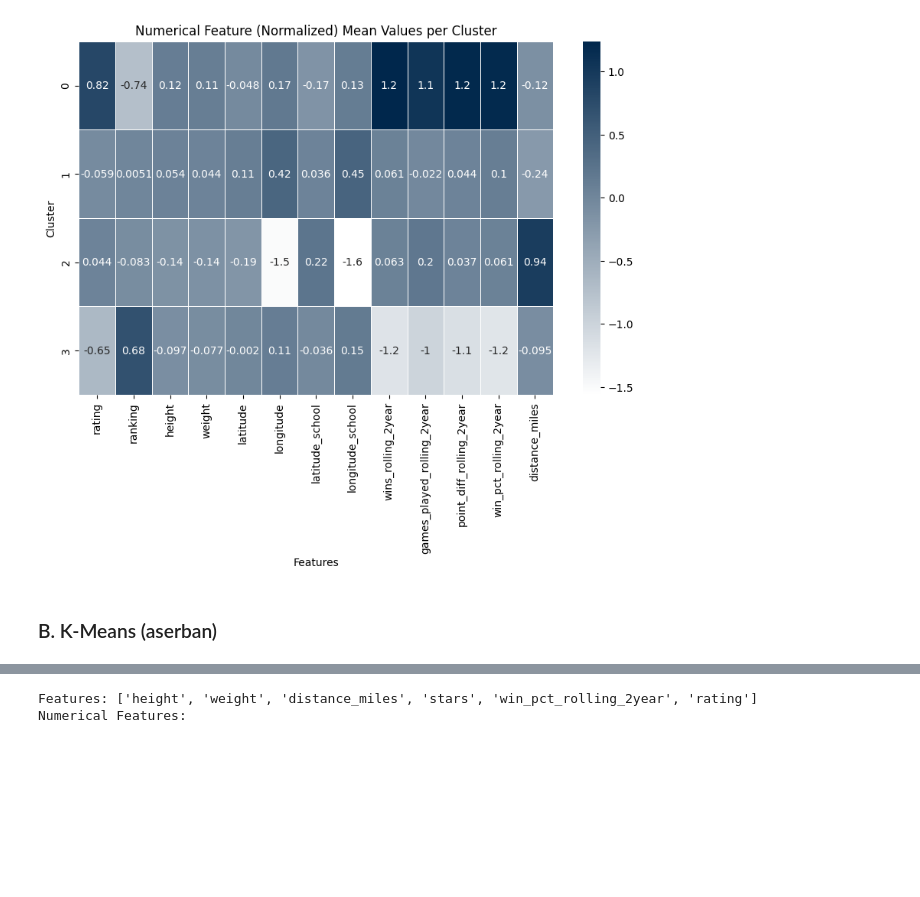
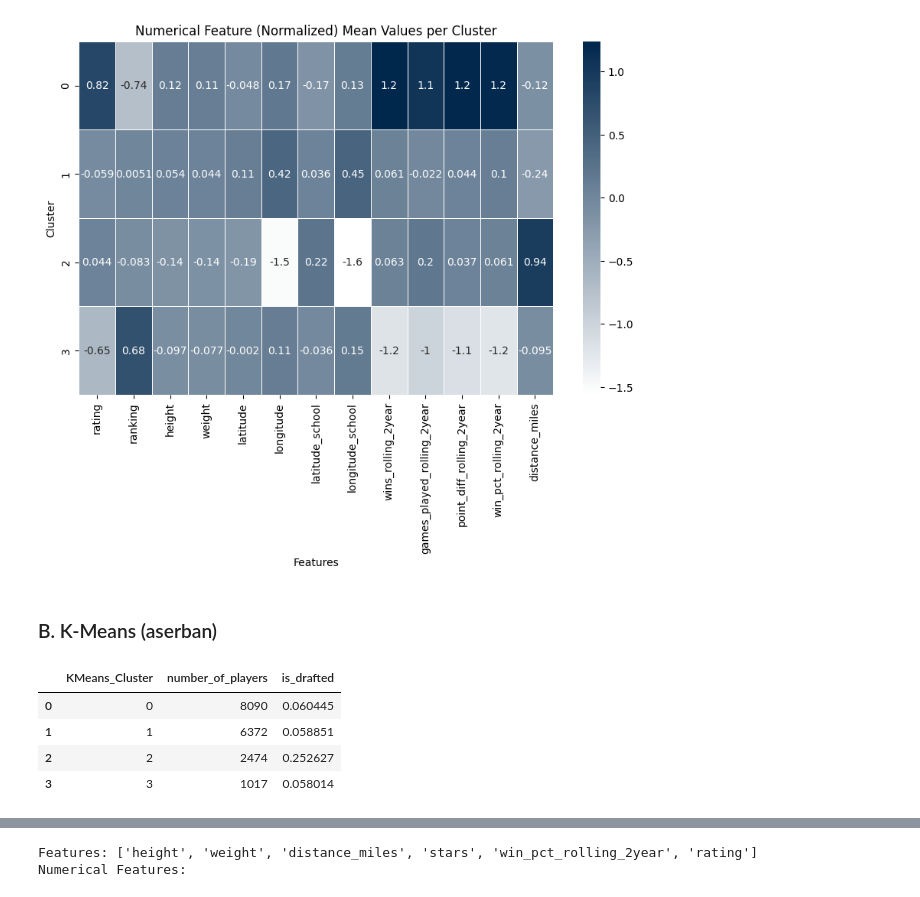
Before and after one commit to chrismca13/CFB_draft_propensity, a Jupyter notebook: notebooks/UnsupervisedLearning/analyze_all_clusters.ipynb, the cells around one changed output, grey strips where cells are left out. Saved outputs shown, nothing was run; the diff lists cells and outputs as text; code cells hidden in the pictures; blank space fills up the shorter version.

```diff
--- a/notebooks/UnsupervisedLearning/analyze_all_clusters.ipynb
+++ b/notebooks/UnsupervisedLearning/analyze_all_clusters.ipynb
@@ -73,6 +92,13 @@ features = ['height', 'weight', 'distance_miles', 'stars', 'win_pct_rolling_2yea
 # %%
 k_means_name = 'KMeans_Cluster'
 grouped_df = ac.get_basic_stats(df,k_means_name)
+grouped_df
+# %% [output]
+|  | KMeans_Cluster | number_of_players | is_drafted |
+| 0 | 0 | 8090 | 0.060445 |
+| 1 | 1 | 6372 | 0.058851 |
+| 2 | 2 | 2474 | 0.252627 |
+| 3 | 3 | 1017 | 0.058014 |
 # %%
 ac.visualize_conversion_and_pop_size(df, k_means_name)
 # %% [output]
```
Also changed, not shown: parts of 8 cells of this notebook, 1 other file.
